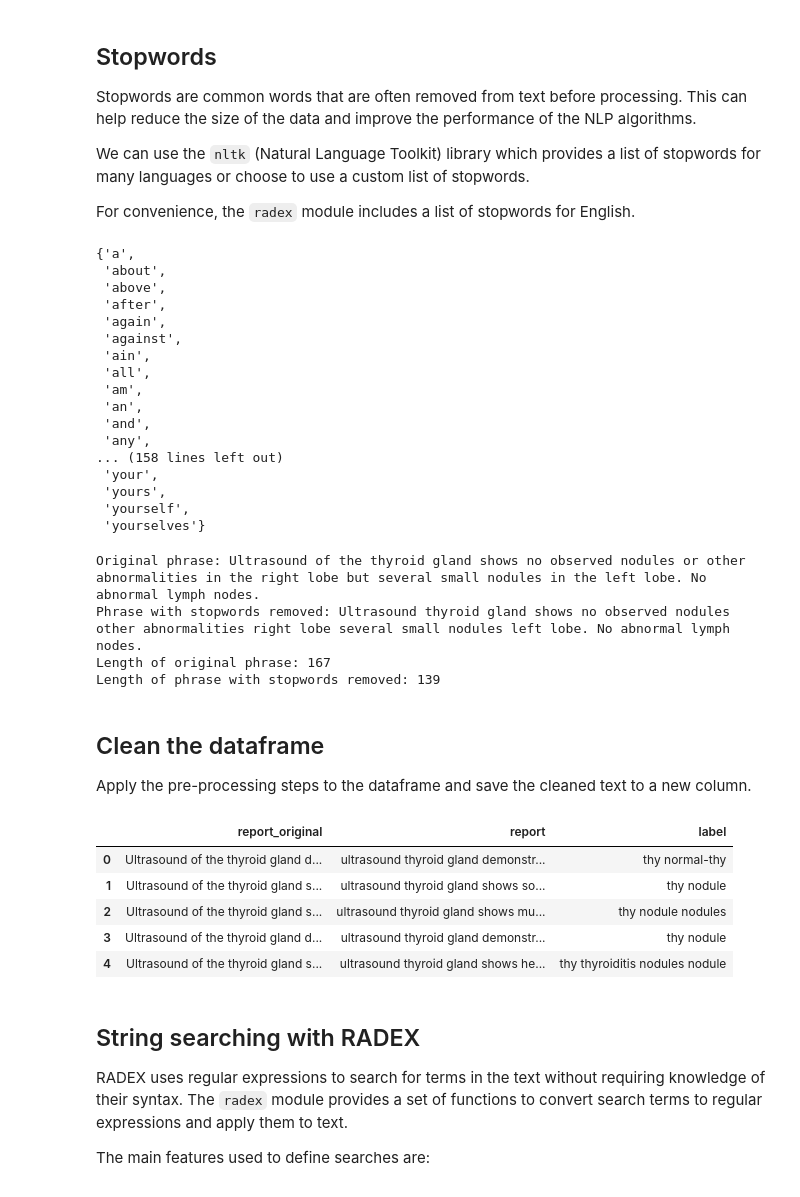
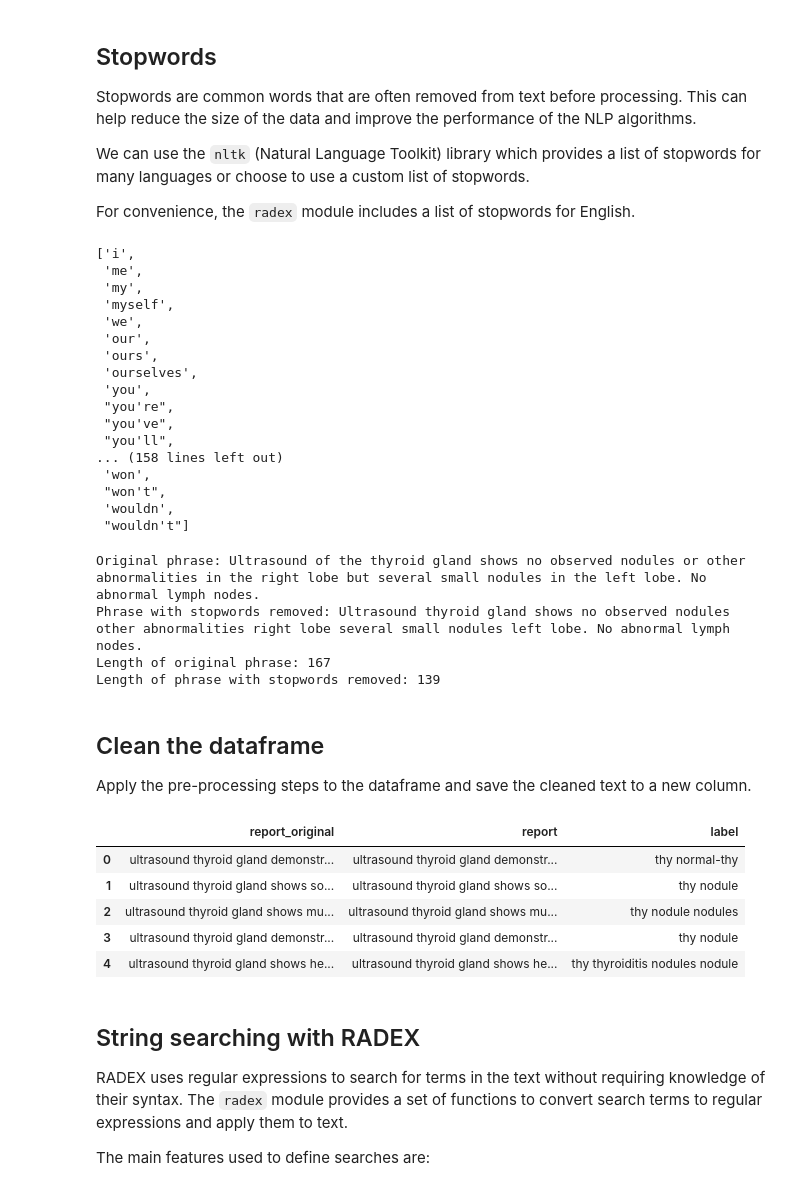
Before and after one commit to ljhowell/radex, a Jupyter notebook: Radiology_report_NLP.ipynb, the cells around one changed output. Cells and saved outputs as stored; diff of their text form; code cells hidden in the pictures.

```diff
--- a/Radiology_report_NLP.ipynb
+++ b/Radiology_report_NLP.ipynb
@@ -120,8 +121,13 @@ Negex uses a simple set of trigger terms indicating a clinical condition is nega
 
 phrase = 'Ultrasound of the thyroid gland shows no observed nodules or other abnormalities in the right lobe but several small nodules in the left lobe. No abnormal lymph nodes.'
 
+rules_file = r"negex/negexPython/negex_triggers.txt"
+
+with open(rules_file, encoding="utf-8") as rfile:
+    rules = sortRules(rfile.readlines())
+
 remove_negated_phrases(phrase,
-                       rules_file='data/negex_triggers.txt', # Default rules file with a few changes
+                       rules=rules, # Default rules file with a few changes
                        drop_ambiguous=False, # Keep/drop ambiguous phrases
                        replace_tagged=False, # Remove word surrounded by tags
                        verbose=True)
@@ -143,7 +149,6 @@ For convenience, the `radex` module includes a list of stopwords for English.
 stop_words = pd.read_csv('data/stopwords.csv').T.values[0]
 exceptions = ["no", "not", "nor", "few", "other"] # don't remove these words
 stop_words = [word for word in stop_words if word not in exceptions]
-stop_words = set(stop_words)
 display(stop_words)
 
 print('Original phrase:', phrase)
@@ -152,23 +157,23 @@ print('Phrase with stopwords removed:', remove_stopwords_str(phrase, stop_words)
 print('Length of original phrase:', len(phrase))
 print('Length of phrase with stopwords removed:', len(remove_stopwords_str(phrase, stop_words)))
 # %% [output]
-{'a',
- 'about',
- 'above',
- 'after',
- 'again',
- 'against',
- 'ain',
- 'all',
- 'am',
- 'an',
- 'and',
- 'any',
+['i',
+ 'me',
+ 'my',
+ 'myself',
+ 'we',
+ 'our',
+ 'ours',
+ 'ourselves',
+ 'you',
+ "you're",
+ "you've",
+ "you'll",
 ... (158 lines left out)
- 'your',
- 'yours',
- 'yourself',
- 'yourselves'}
+ 'won',
+ "won't",
+ 'wouldn',
+ "wouldn't"]
 Original phrase: Ultrasound of the thyroid gland shows no observed nodules or other abnormalities in the right lobe but several small nodules in the left lobe. No abnormal lymph nodes.
 Phrase with stopwords removed: Ultrasound thyroid gland shows no observed nodules other abnormalities right lobe several small nodules left lobe. No abnormal lymph nodes.
 Length of original phrase: 167
@@ -179,33 +184,33 @@ Apply the pre-processing steps to the dataframe and save the cleaned text to a n
 # %%
 # Clean the data (validation and test datasets)
 df_validation['report_original'] = df_validation['report']
 df_test['report_original'] = df_test['report']
 
 df_validation = clean_dataframe(df_validation, 'report',
                           drop_duplicates=True, # drop duplicate entries
                           drop_nulls=True, # drop empty reports
-                          drop_negatives=True, # remove negated phrases
+                          drop_negatives=rules, # remove negated phrases
                           drop_ambiguous=True, # remove phrases with ambiguous negation
-                          drop_stopwords=True, # remove stopwords
+                          drop_stopwords=stop_words, # remove stopwords
                           )
 
 df_test = clean_dataframe(df_test, 'report',
                           drop_duplicates=True, # drop duplicate entries
                           drop_nulls=True, # drop empty reports
-                          drop_negatives=True, # remove negated phrases
+                          drop_negatives=rules, # remove negated phrases
                           drop_ambiguous=True, # remove phrases with ambiguous negation
-                          drop_stopwords=True, # remove stopwords
+                          drop_stopwords=stop_words, # remove stopwords
                           )
 
 with pd.option_context('display.max_colwidth', None):
     display(df_validation[['report_original', 'report', 'label']].head())
 # %% [output]
 |  | report_original | report | label |
-| 0 | Ultrasound of the thyroid gland d... | ultrasound thyroid gland demonstr... | thy normal-thy |
-| 1 | Ultrasound of the thyroid gland s... | ultrasound thyroid gland shows so... | thy nodule |
-| 2 | Ultrasound of the thyroid gland s... | ultrasound thyroid gland shows mu... | thy nodule nodules |
-| 3 | Ultrasound of the thyroid gland d... | ultrasound thyroid gland demonstr... | thy nodule |
-| 4 | Ultrasound of the thyroid gland s... | ultrasound thyroid gland shows he... | thy thyroiditis nodules nodule |
+| 0 | ultrasound thyroid gland demonstr... | ultrasound thyroid gland demonstr... | thy normal-thy |
+| 1 | ultrasound thyroid gland shows so... | ultrasound thyroid gland shows so... | thy nodule |
+| 2 | ultrasound thyroid gland shows mu... | ultrasound thyroid gland shows mu... | thy nodule nodules |
+| 3 | ultrasound thyroid gland demonstr... | ultrasound thyroid gland demonstr... | thy nodule |
+| 4 | ultrasound thyroid gland shows he... | ultrasound thyroid gland shows he... | thy thyroiditis nodules nodule |
 # %% [markdown]
 ## String searching with RADEX
 RADEX uses regular expressions to search for terms in the text without requiring knowledge of their syntax. The `radex` module provides a set of functions to convert search terms to regular expressions and apply them to text.
```
Also changed, not shown: parts of 13 cells of this notebook, 6 other files.
